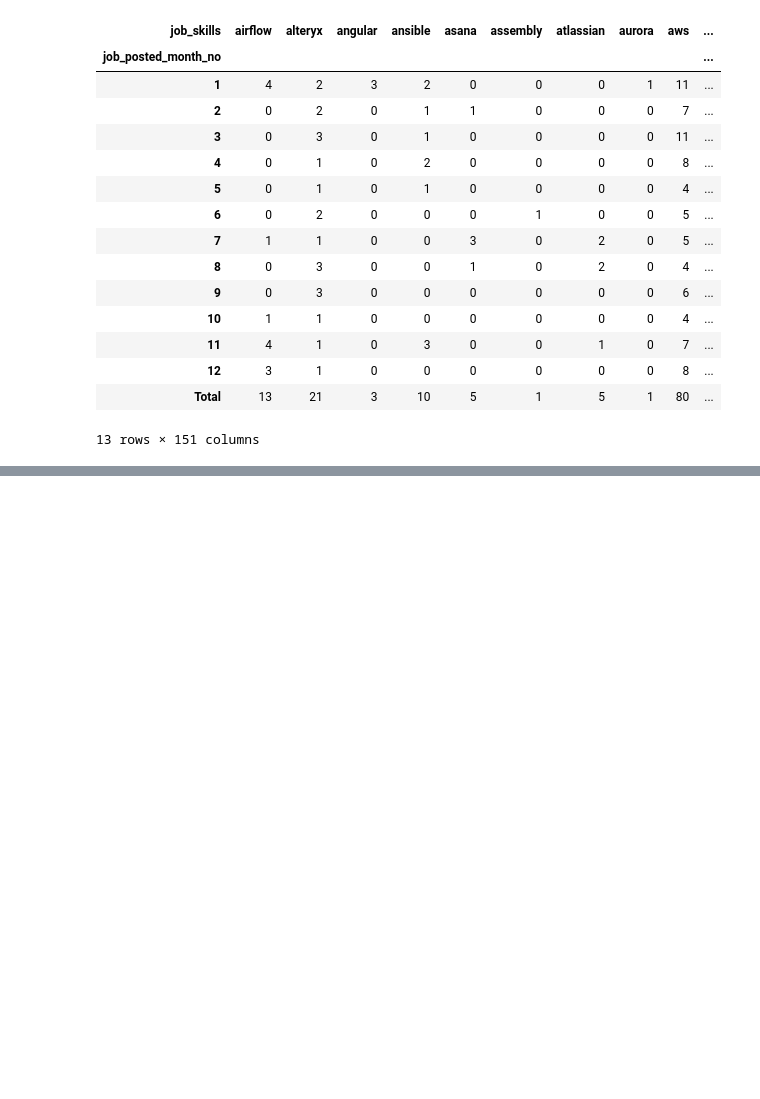
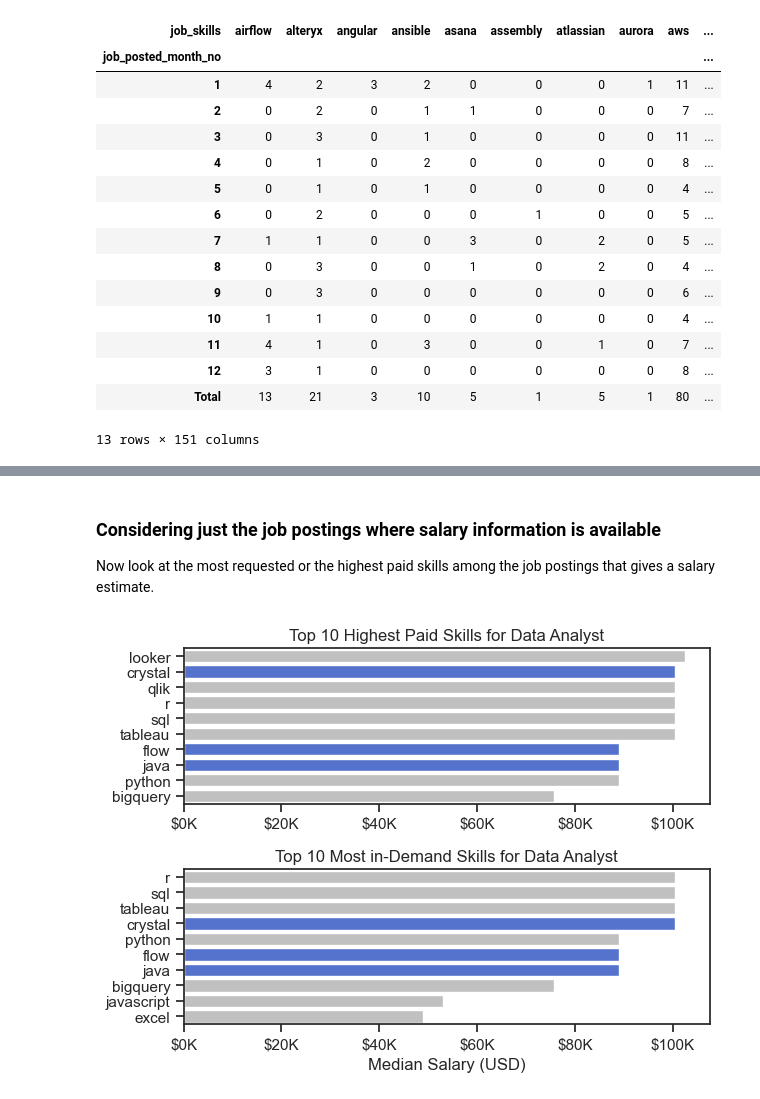
Before and after one commit to giovaM99V/Data_Jobs, a Jupyter notebook: 1_Data_Job_EDA/data_job_eda.ipynb, the cells around one changed output, grey strips where cells are left out. Cells and saved outputs as stored; diff of their text form; code cells hidden in the pictures; blank space fills up the shorter version.

```diff
--- a/1_Data_Job_EDA/data_job_eda.ipynb
+++ b/1_Data_Job_EDA/data_job_eda.ipynb
@@ -367,0 +338,59 @@ plt.show()
+# %% [markdown]
+### Considering just the job postings where salary information is available
+
+Now look at the most requested or the highest paid skills among the job postings that gives a salary estimate.
+# %%
+# Remove rows with absent salary column
+df_DA_it_no_na = df_DA_it.dropna(subset='salary_year_avg').copy()
+
+# Explode the new dataframe
+df_DA_it_no_na = df_DA_it_no_na.explode('job_skills')
+
+# Find the 10 skills with highest median salary
+df_DA_top_pay = df_DA_it_no_na.groupby('job_skills')['salary_year_avg'].agg(['count','median']).sort_values(by='median',ascending=False)
+df_DA_top_pay = df_DA_top_pay.head(10)
+
+# Find the 10 most requested skills
+df_DA_skills = df_DA_it_no_na.groupby('job_skills')['salary_year_avg'].agg(['count','median']).sort_values(by='count',ascending=False)
+df_DA_skills = df_DA_skills.head(10)
+df_DA_skills = df_DA_skills.sort_values(by='median',ascending=False)
+
+# Highlight the most requested missing skills which are paid more than my skills
+not_myskill_condition = ~df_DA_skills.index.isin(my_skills)
+my_skills_salary = df_DA_skills.loc[df_DA_skills.index.isin(my_skills),'median'].mean()
+higher_sal_condition = df_DA_skills['median']>my_skills_salary
+highlight_skills = df_DA_skills.loc[higher_sal_condition & not_myskill_condition].index.to_list()
+
+# Plot results
+
+fig, ax = plt.subplots(2,1)
+sns.set_theme(style='ticks')
+
+# Finding index for skill to highlight in the top paid skills plot
+cols = ['silver']*len(df_DA_top_pay)
+highlight_indices = np.where(df_DA_top_pay.index.isin(highlight_skills))[0]
+for idx in highlight_indices:
+    cols[idx] = 'royalblue'
+
+sns.barplot(data=df_DA_top_pay,x='median',y=df_DA_top_pay.index, ax=ax[0], hue=df_DA_top_pay.index,palette=cols,legend=False)
+ax[0].set_title('Top 10 Highest Paid Skills for Data Analyst')
+ax[0].set_xlabel('')
+ax[0].set_ylabel('')
+ax[0].xaxis.set_major_formatter(plt.FuncFormatter(lambda x,_: f'${int(x/1000)}K'))
+
+# Finding index for skill to highlight in the most requested skills plot
+cols = ['silver']*len(df_DA_skills)
+highlight_indices = np.where(df_DA_skills.index.isin(highlight_skills))[0]
+for idx in highlight_indices:
+    cols[idx] = 'royalblue'
+
+sns.barplot(data=df_DA_skills,x='median',y=df_DA_skills.index, ax=ax[1],hue=df_DA_skills.index,palette=cols,legend=False)
+ax[1].set_xlim(ax[0].get_xlim()) #put same xlim of the other ax
+ax[1].set_title('Top 10 Most in-Demand Skills for Data Analyst')
+ax[1].set_xlabel('Median Salary (USD)')
+ax[1].set_ylabel('')
+ax[1].xaxis.set_major_formatter(plt.FuncFormatter(lambda x,_: f'${int(x/1000)}K'))
+fig.tight_layout()
+plt.show()
+# %% [output]
+[figure, added]
```
Also changed, not shown: parts of 13 cells of this notebook.
